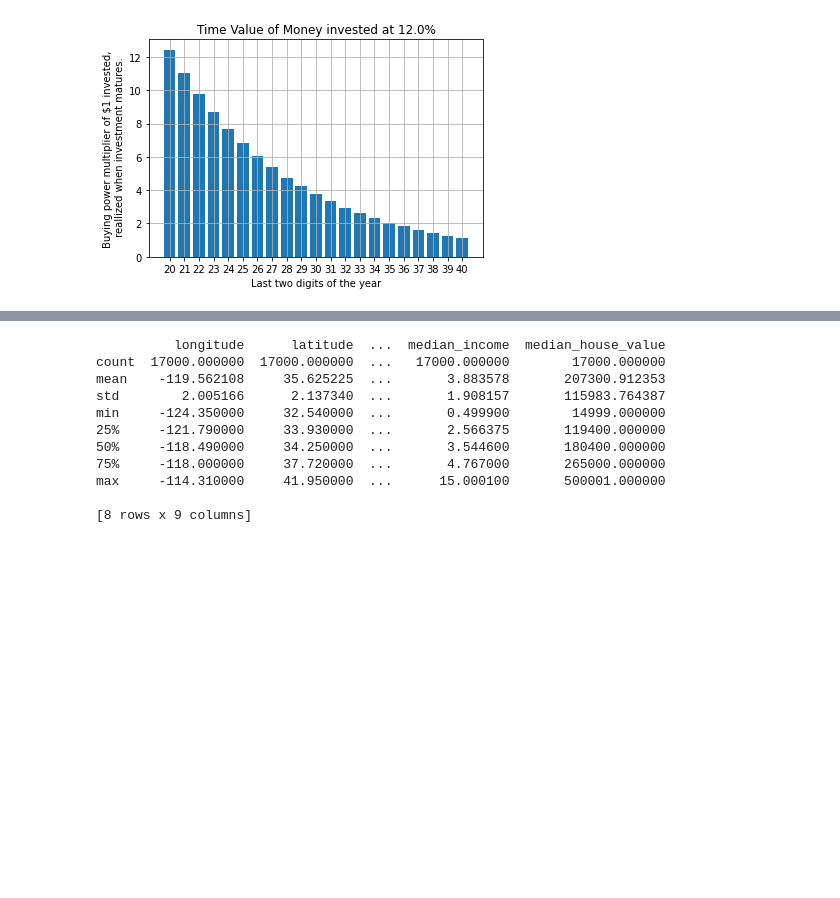
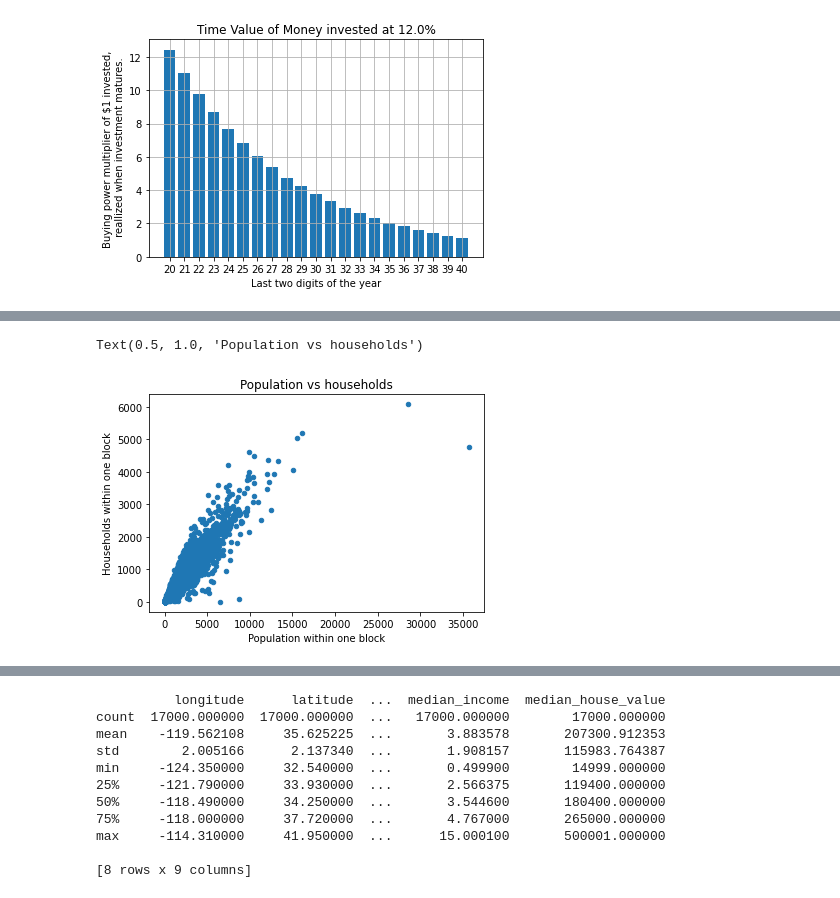
Before and after one commit to jdeweese1/ENGL_415_Final_Report, a Jupyter notebook: Final_Report.ipynb, the cells around one changed output, grey strips where cells are left out. Drawn from its saved outputs; the diff is of its cells as text; code cells hidden in the pictures; blank space fills up the shorter version.

Commit message:
Add more visualizations

```diff
--- a/Final_Report.ipynb
+++ b/Final_Report.ipynb
@@ -128,0 +171,8 @@ housing_data = pd.read_csv('sample_data/california_housing_train.csv')
+# %%
+plt = housing_data.plot(x='population', y='households', kind='scatter' )
+plt.set_xlabel('Population within one block')
+plt.set_ylabel('Households within one block')
+plt.set_title('Population vs households')
+# %% [output]
+Text(0.5, 1.0, 'Population vs households')
+[figure, added]
```
Also changed, not shown: parts of 6 cells of this notebook.
